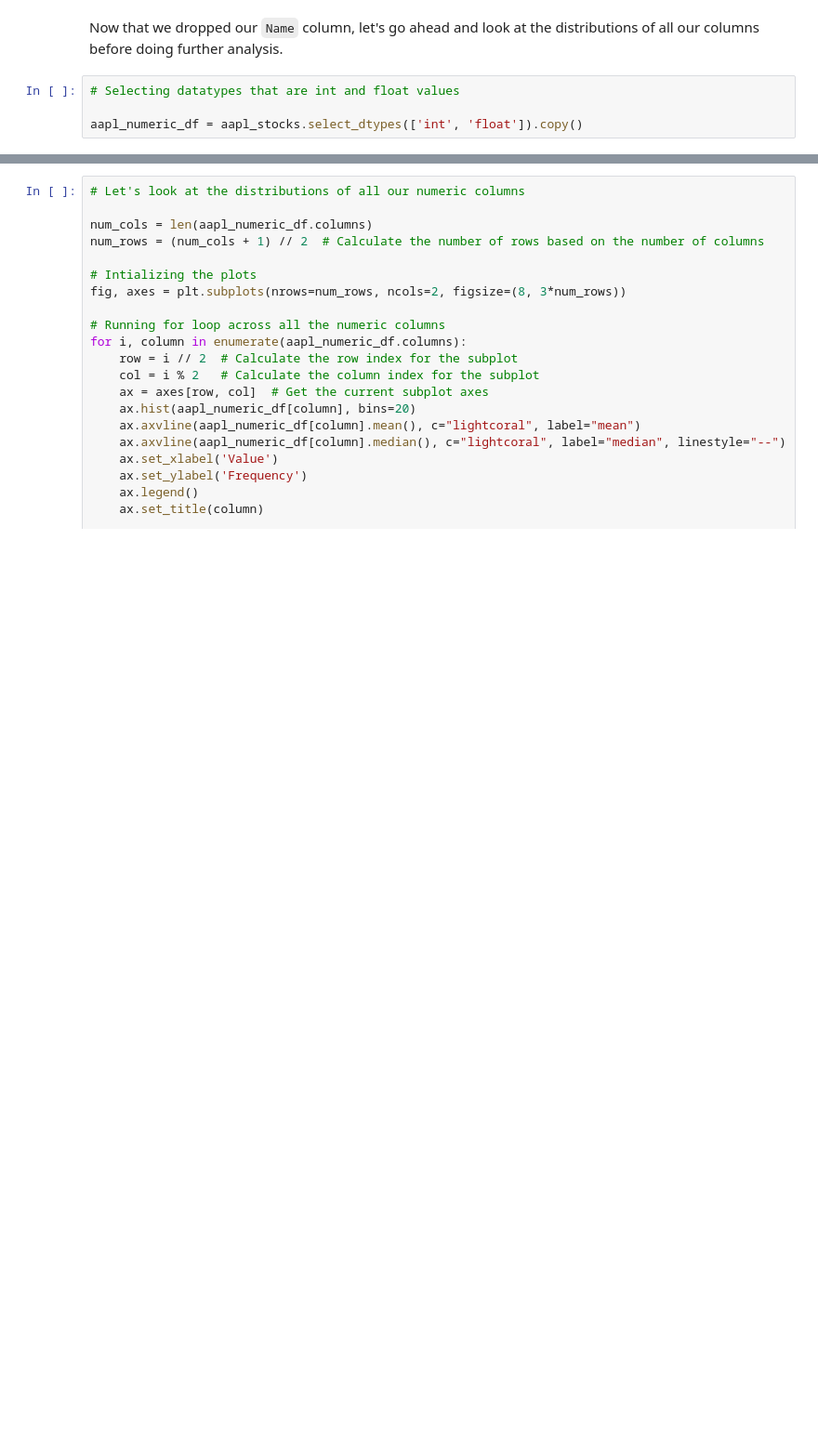
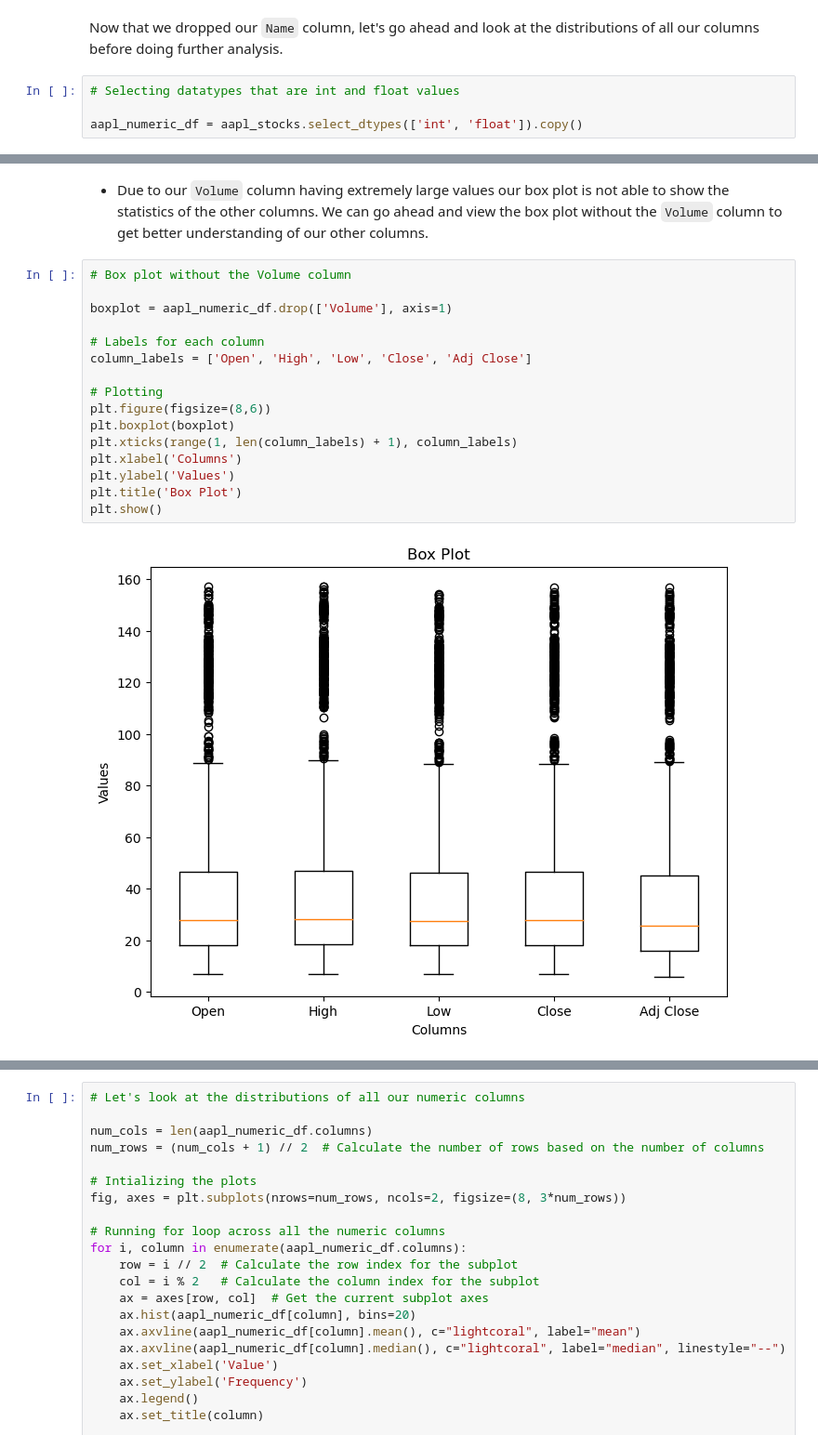
Before and after one commit to renishk2/nasdaq_100_stock_movement_predictor, a Jupyter notebook: Notebooks/EDA-1 (Book2).ipynb, the cells around one changed output, grey strips where cells are left out. Shown at 93% size. Drawn from its saved outputs; the diff is of its cells as text; blank space fills up the shorter version.

```diff
--- a/Notebooks/EDA-1 (Book2).ipynb
+++ b/Notebooks/EDA-1 (Book2).ipynb
@@ -497,0 +552,20 @@ aapl_numeric_df.sample(5)
+# %% [markdown]
+- Due to our `Volume` column having extremely large values our box plot is not able to show the statistics of the other columns. We can go ahead and view the box plot without the `Volume` column to get better understanding of our other columns.
+# %%
+# Box plot without the Volume column
+
+boxplot = aapl_numeric_df.drop(['Volume'], axis=1)
+
+# Labels for each column
+column_labels = ['Open', 'High', 'Low', 'Close', 'Adj Close']
+
+# Plotting
+plt.figure(figsize=(8,6))
+plt.boxplot(boxplot)
+plt.xticks(range(1, len(column_labels) + 1), column_labels)
+plt.xlabel('Columns')
+plt.ylabel('Values')
+plt.title('Box Plot')
+plt.show()
+# %% [output]
+[figure, added]
```
Also changed, not shown: parts of 36 cells of this notebook, 6 other files.
